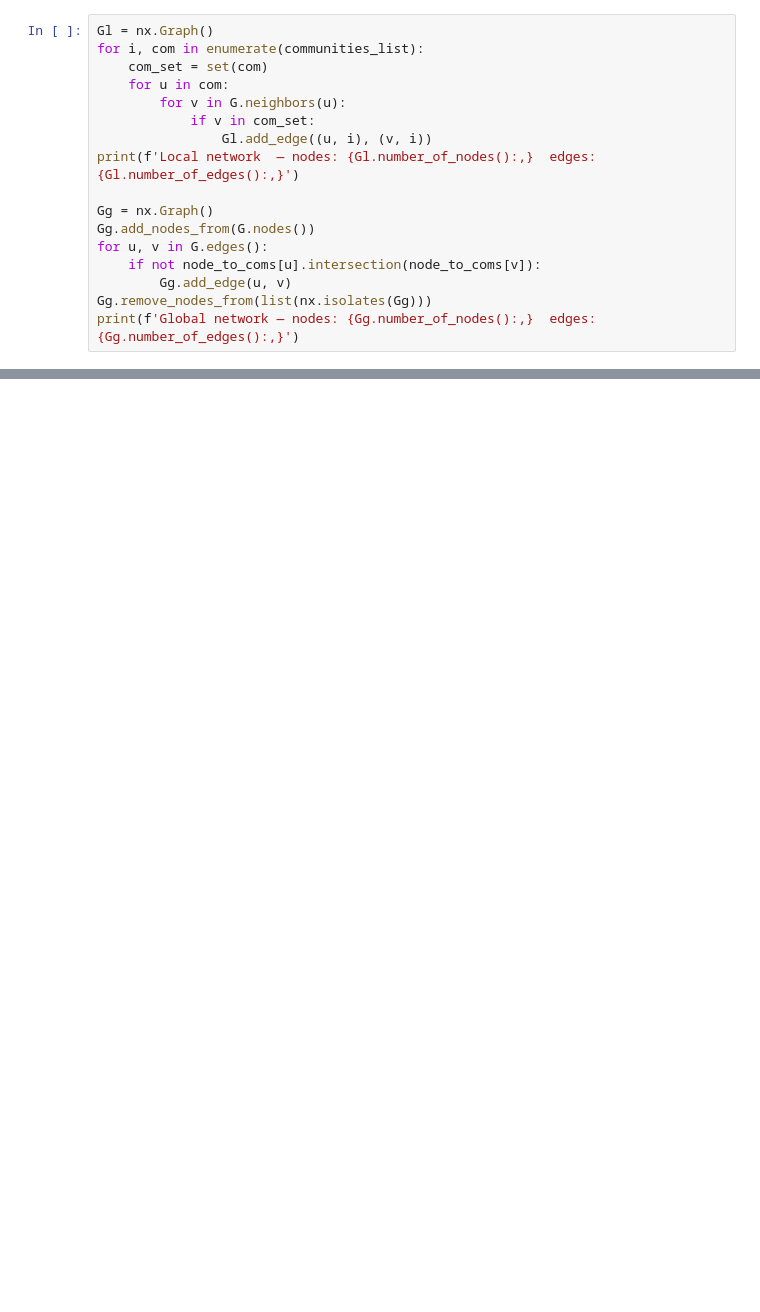
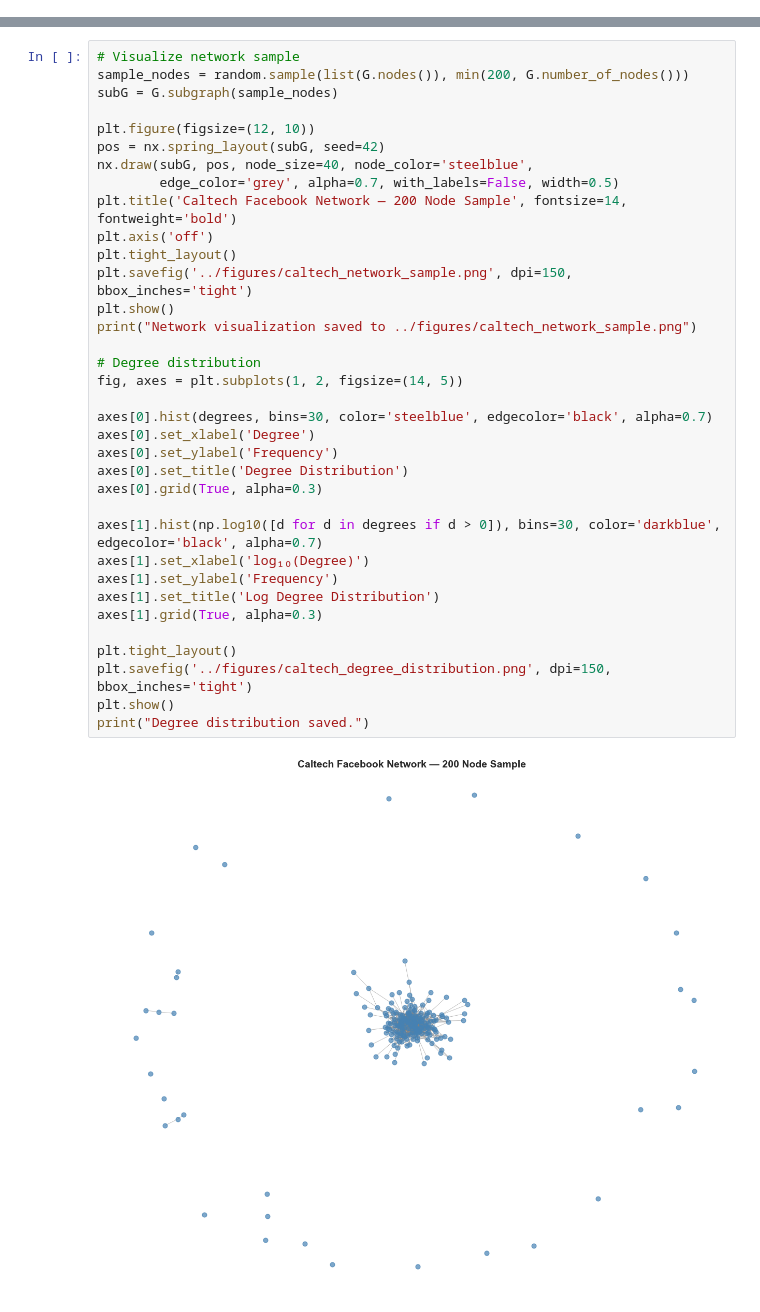
Before and after one commit to adithya-r-prabhu/network-science-project, a Jupyter notebook: notebooks/caltech_OMC.ipynb, the cells around one changed output, grey strips where cells are left out. Saved outputs shown, nothing was run; the diff lists cells and outputs as text; blank space fills up the shorter version.

```diff
--- a/notebooks/caltech_OMC.ipynb
+++ b/notebooks/caltech_OMC.ipynb
@@ -122,17 +0,0 @@ plt.show()
-# %%
-Gl = nx.Graph()
-for i, com in enumerate(communities_list):
-    com_set = set(com)
-    for u in com:
-        for v in G.neighbors(u):
-            if v in com_set:
-                Gl.add_edge((u, i), (v, i))
-print(f'Local network  — nodes: {Gl.number_of_nodes():,}  edges: {Gl.number_of_edges():,}')
-
-Gg = nx.Graph()
-Gg.add_nodes_from(G.nodes())
-for u, v in G.edges():
-    if not node_to_coms[u].intersection(node_to_coms[v]):
-        Gg.add_edge(u, v)
-Gg.remove_nodes_from(list(nx.isolates(Gg)))
-print(f'Global network — nodes: {Gg.number_of_nodes():,}  edges: {Gg.number_of_edges():,}')
@@ -363,0 +135,37 @@ plt.tight_layout(); plt.show()
+# %%
+# Visualize network sample
+sample_nodes = random.sample(list(G.nodes()), min(200, G.number_of_nodes()))
+subG = G.subgraph(sample_nodes)
+
+plt.figure(figsize=(12, 10))
+pos = nx.spring_layout(subG, seed=42)
+nx.draw(subG, pos, node_size=40, node_color='steelblue',
+        edge_color='grey', alpha=0.7, with_labels=False, width=0.5)
+plt.title('Caltech Facebook Network — 200 Node Sample', fontsize=14, fontweight='bold')
+plt.axis('off')
+plt.tight_layout()
+plt.savefig('../figures/caltech_network_sample.png', dpi=150, bbox_inches='tight')
+plt.show()
+print("Network visualization saved to ../figures/caltech_network_sample.png")
+
+# Degree distribution
+fig, axes = plt.subplots(1, 2, figsize=(14, 5))
+
+axes[0].hist(degrees, bins=30, color='steelblue', edgecolor='black', alpha=0.7)
+axes[0].set_xlabel('Degree')
+axes[0].set_ylabel('Frequency')
+axes[0].set_title('Degree Distribution')
+axes[0].grid(True, alpha=0.3)
+
+axes[1].hist(np.log10([d for d in degrees if d > 0]), bins=30, color='darkblue', edgecolor='black', alpha=0.7)
+axes[1].set_xlabel('log₁₀(Degree)')
+axes[1].set_ylabel('Frequency')
+axes[1].set_title('Log Degree Distribution')
+axes[1].grid(True, alpha=0.3)
+
+plt.tight_layout()
+plt.savefig('../figures/caltech_degree_distribution.png', dpi=150, bbox_inches='tight')
+plt.show()
+print("Degree distribution saved.")
+# %% [output]
+[figure, added]
```
Also changed, not shown: parts of 47 cells of this notebook, 29 other files.
